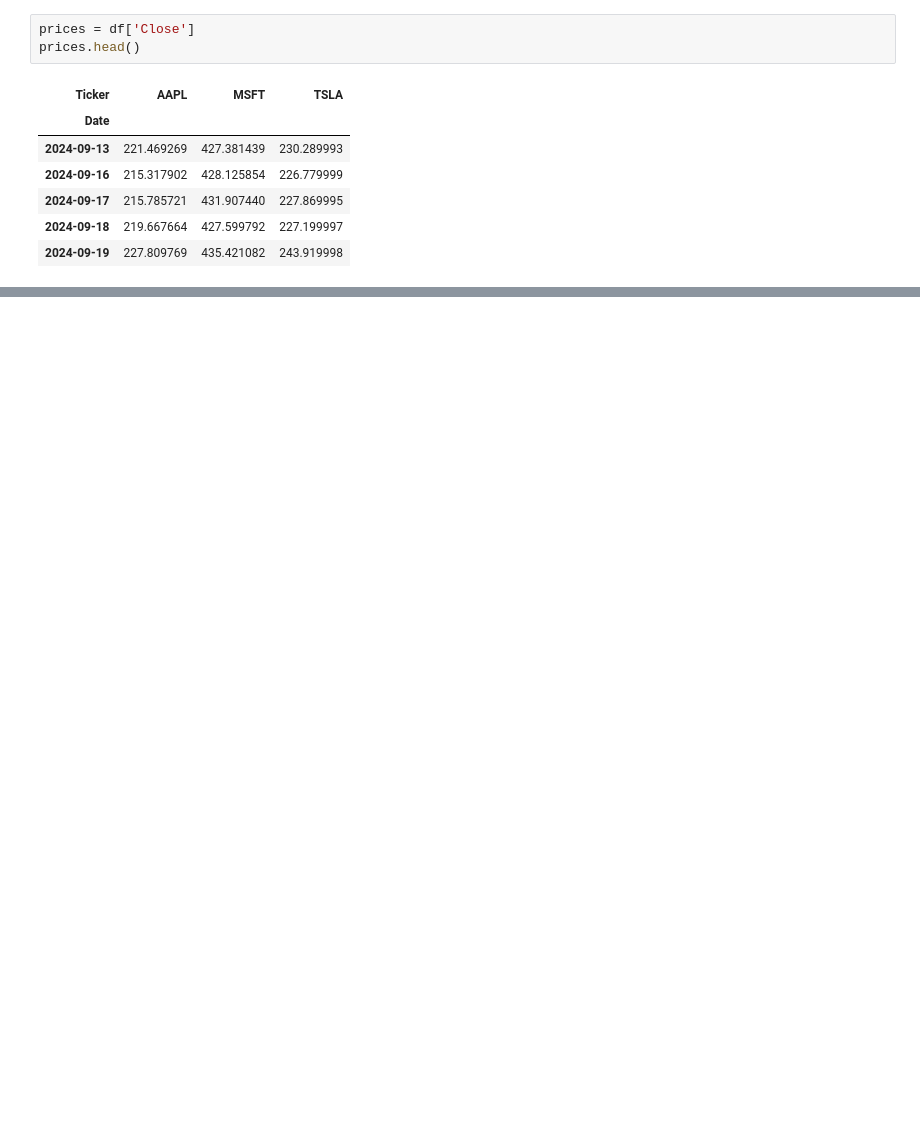
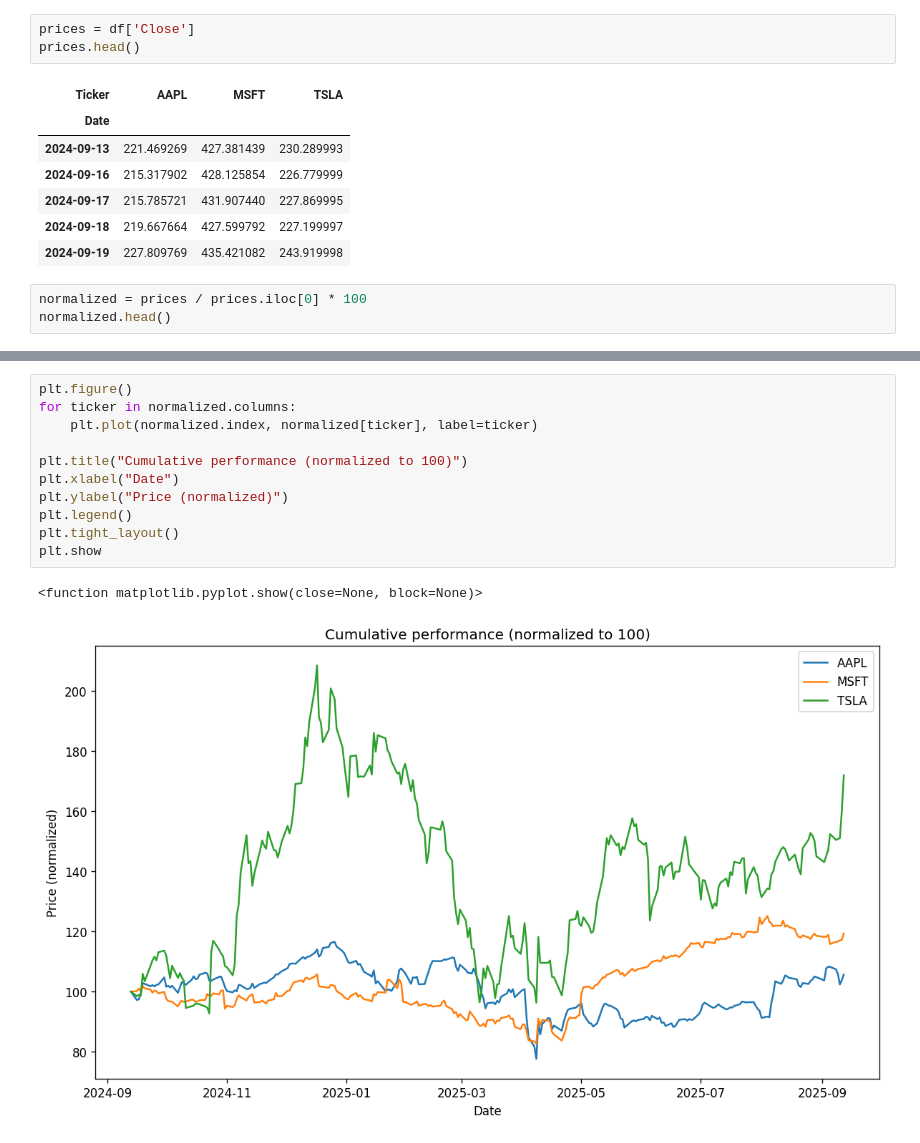
Before and after one commit to dgrabo/stock-market-anaytics, a Jupyter notebook: multi_stock_analysis.ipynb, the cells around one changed output, grey strips where cells are left out. Drawn from its saved outputs; the diff is of its cells as text; blank space fills up the shorter version.

Commit message:
graph and heatmap

```diff
--- a/multi_stock_analysis.ipynb
+++ b/multi_stock_analysis.ipynb
@@ -32,3 +32,6 @@ prices.head()
 | 2024-09-17 | 215.785721 | 431.907440 | 227.869995 |
 | 2024-09-18 | 219.667664 | 427.599792 | 227.199997 |
 | 2024-09-19 | 227.809769 | 435.421082 | 243.919998 |
+# %%
+normalized = prices / prices.iloc[0] * 100
+normalized.head()
@@ -34,0 +46,14 @@ prices.head()
+# %%
+plt.figure()
+for ticker in normalized.columns:
+    plt.plot(normalized.index, normalized[ticker], label=ticker)
+
+plt.title("Cumulative performance (normalized to 100)")
+plt.xlabel("Date")
+plt.ylabel("Price (normalized)")
+plt.legend()
+plt.tight_layout()
+plt.show
+# %% [output]
+<function matplotlib.pyplot.show(close=None, block=None)>
+[figure, added]
```
Also changed, not shown: parts of 6 cells of this notebook.
